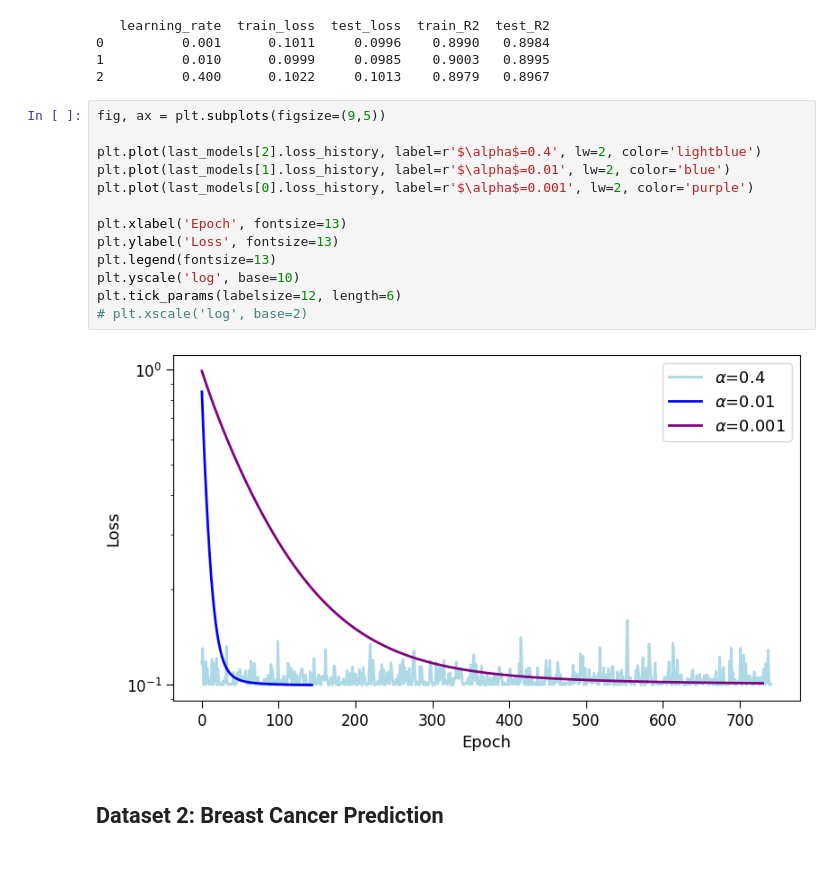
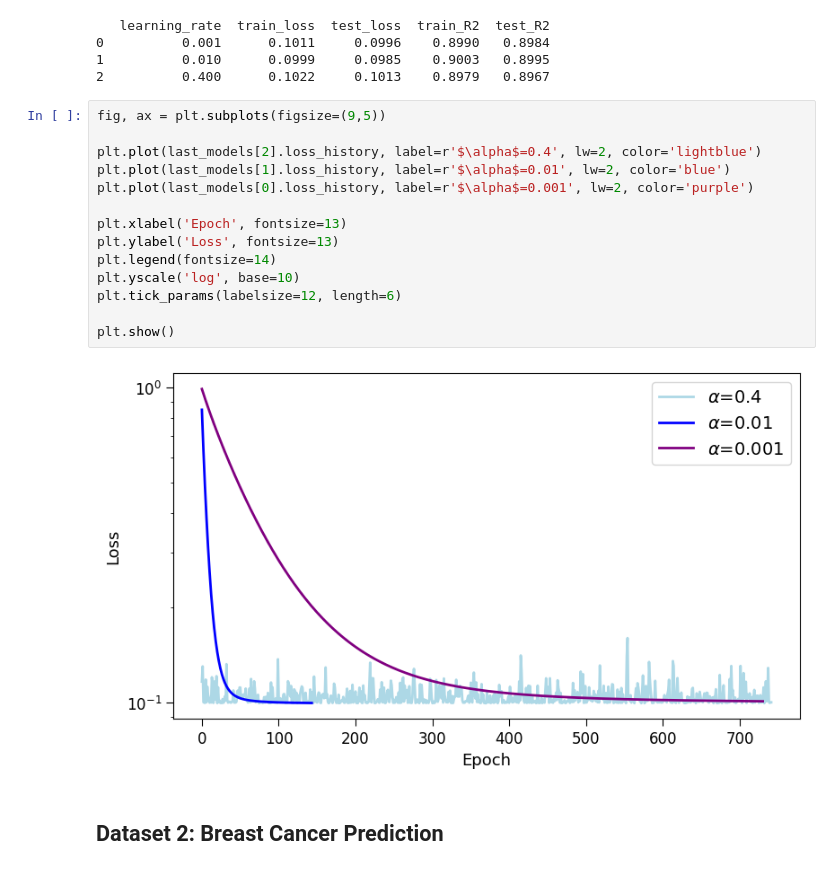
Before and after one commit to audrey352/PHYS551, a Jupyter notebook: Assignment1/A1_notebook.ipynb, the cells around one changed output. Saved outputs shown, nothing was run; the diff lists cells and outputs as text.

```diff
--- a/Assignment1/A1_notebook.ipynb
+++ b/Assignment1/A1_notebook.ipynb
@@ -1091,18 +1091,19 @@ print(avg_metrics_df)
 # %%
 fig, ax = plt.subplots(figsize=(9,5))
 
 plt.plot(last_models[2].loss_history, label=r'$\alpha$=0.4', lw=2, color='lightblue')
 plt.plot(last_models[1].loss_history, label=r'$\alpha$=0.01', lw=2, color='blue')
 plt.plot(last_models[0].loss_history, label=r'$\alpha$=0.001', lw=2, color='purple')
 
 plt.xlabel('Epoch', fontsize=13)
 plt.ylabel('Loss', fontsize=13)
-plt.legend(fontsize=13)
+plt.legend(fontsize=14)
 plt.yscale('log', base=10)
 plt.tick_params(labelsize=12, length=6)
-# plt.xscale('log', base=2)
+
+plt.show()
 # %% [output]
-[figure, old version]
+[figure, new version]
 # %% [markdown]
 ## Dataset 2: Breast Cancer Prediction
 # %% [markdown]
```
Also changed, not shown: parts of 3 cells of this notebook.
